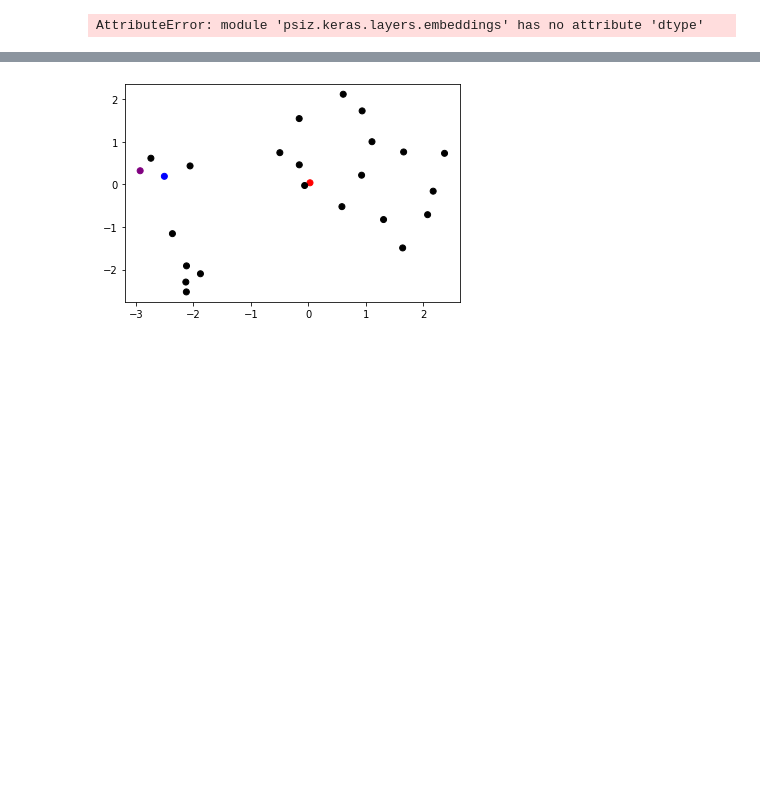
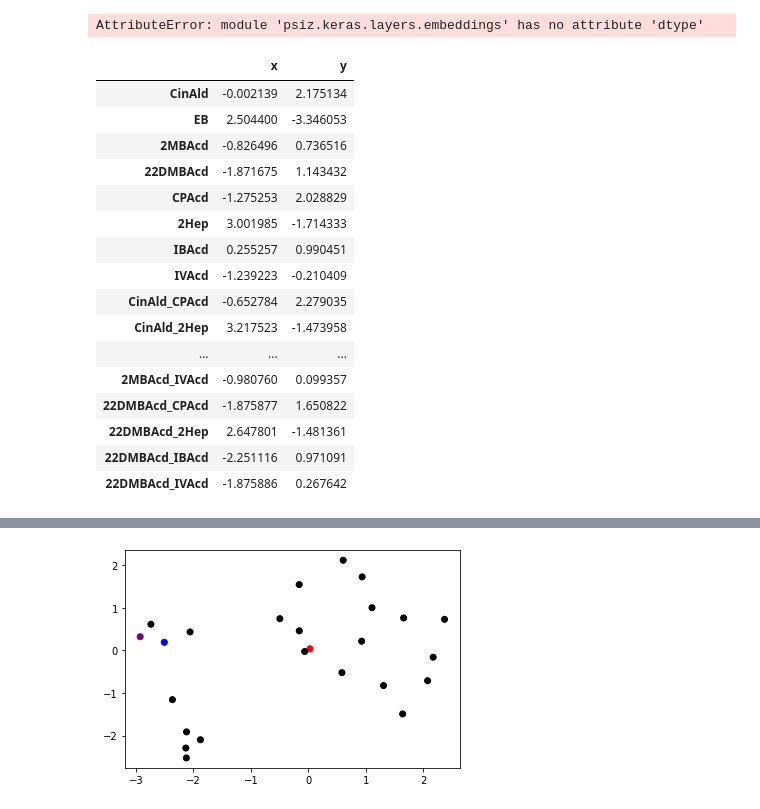
Before and after one commit to psiz-org/psiz, a Jupyter notebook: examples/rate/plots.ipynb, the cells around one changed output, grey strips where cells are left out. Cells and saved outputs as stored; diff of their text form; code cells hidden in the pictures; blank space fills up the shorter version.

```diff
--- a/examples/rate/plots.ipynb
+++ b/examples/rate/plots.ipynb
@@ -100,9 +93,32 @@ models["rho__beta_trainable"].stimuli.embedding(psiz.psiz.keras.layers.embedding
 # %% [output]
 AttributeError: module 'psiz.keras.layers.embeddings' has no attribute 'dtype'
 # %%
-rho_beta_true_coords = models["rho__beta_trainable"].stimuli.embeddings.numpy()[0]
-beta_true_coords = models["beta_trainable"].stimuli.embeddings.numpy()[0]
-all_true_coords = models["all_trainable"].stimuli.embeddings.numpy()[0]
+coords_dictionary = {
+    'rho_beta_true_coords' : models["rho__beta_trainable"].stimuli.embeddings.numpy()[0],
+    'beta_true_coords' : models["beta_trainable"].stimuli.embeddings.numpy()[0],
+    'all_true_coords' : models["all_trainable"].stimuli.embeddings.numpy()[0]
+}
 # %%
 import plotly.express as px
+# %%
+df = pd.DataFrame(rho_beta_true_coords[1:,:], index=data["odorNames"], columns = ["x","y"], )
+df
+# %% [output]
+|  | x | y |
+| CinAld | -0.002139 | 2.175134 |
+| EB | 2.504400 | -3.346053 |
+| 2MBAcd | -0.826496 | 0.736516 |
+| 22DMBAcd | -1.871675 | 1.143432 |
+| CPAcd | -1.275253 | 2.028829 |
+| 2Hep | 3.001985 | -1.714333 |
+| IBAcd | 0.255257 | 0.990451 |
+| IVAcd | -1.239223 | -0.210409 |
+| CinAld_CPAcd | -0.652784 | 2.279035 |
+| CinAld_2Hep | 3.217523 | -1.473958 |
+| ... | ... | ... |
+| 2MBAcd_IVAcd | -0.980760 | 0.099357 |
+| 22DMBAcd_CPAcd | -1.875877 | 1.650822 |
+| 22DMBAcd_2Hep | 2.647801 | -1.481361 |
+| 22DMBAcd_IBAcd | -2.251116 | 0.971091 |
+| 22DMBAcd_IVAcd | -1.875886 | 0.267642 |
 # %%
```
Also changed, not shown: parts of 15 cells of this notebook, 6 other files.
